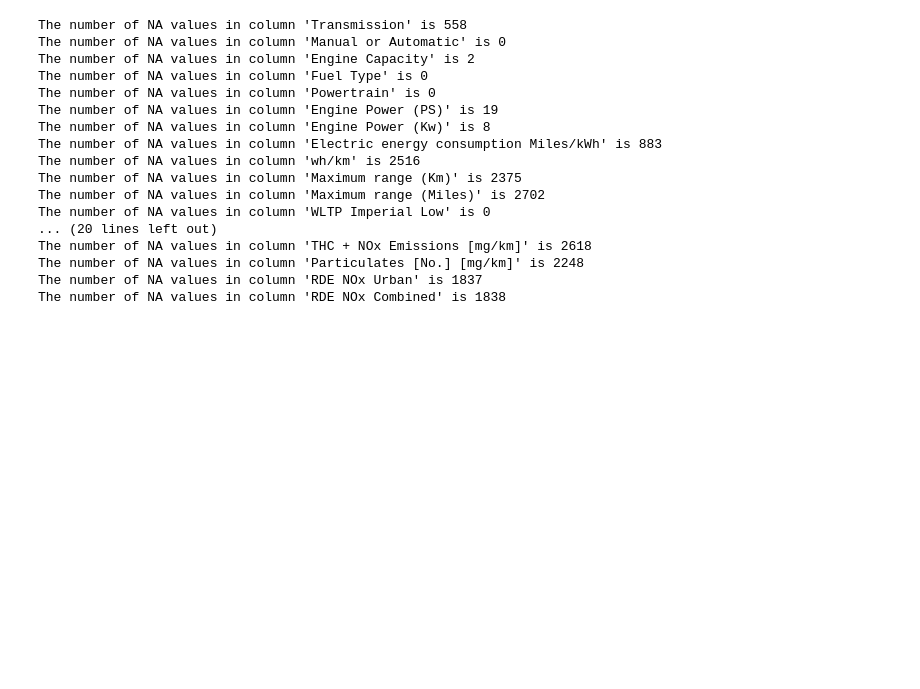
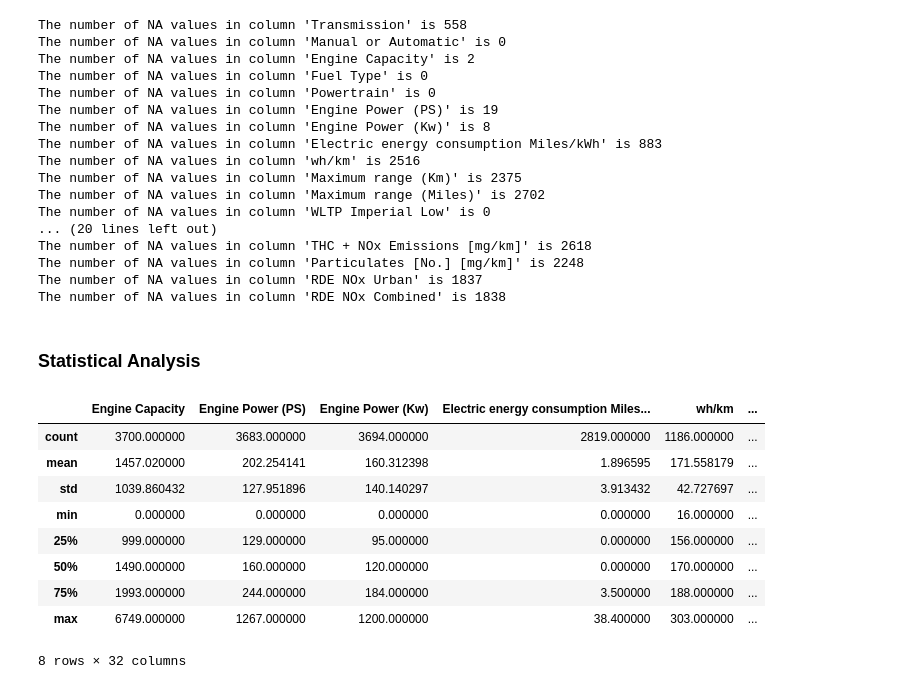
Before and after one commit to damian2551/Predictive-Modelling-of-Gas-Emissions-from-Cars, a Jupyter notebook: Assignment_2.ipynb, the cells around one changed output. Drawn from its saved outputs; the diff is of its cells as text; code cells hidden in the pictures; blank space fills up the shorter version.

```diff
--- a/Assignment_2.ipynb
+++ b/Assignment_2.ipynb
@@ -100,3 +102,19 @@ The number of NA values in column 'THC + NOx Emissions [mg/km]' is 2618
 The number of NA values in column 'Particulates [No.] [mg/km]' is 2248
 The number of NA values in column 'RDE NOx Urban' is 1837
 The number of NA values in column 'RDE NOx Combined' is 1838
+# %% [markdown]
+### Statistical Analysis
+# %%
+# Review Mean, Min, Max, SD of data
+data.describe()
+# %% [output]
+|  | Engine Capacity | Engine Power (PS) | Engine Power (Kw) | Electric energy consumption Miles... | wh/km | ... |
+| count | 3700.000000 | 3683.000000 | 3694.000000 | 2819.000000 | 1186.000000 | ... |
+| mean | 1457.020000 | 202.254141 | 160.312398 | 1.896595 | 171.558179 | ... |
+| std | 1039.860432 | 127.951896 | 140.140297 | 3.913432 | 42.727697 | ... |
+| min | 0.000000 | 0.000000 | 0.000000 | 0.000000 | 16.000000 | ... |
+| 25% | 999.000000 | 129.000000 | 95.000000 | 0.000000 | 156.000000 | ... |
+| 50% | 1490.000000 | 160.000000 | 120.000000 | 0.000000 | 170.000000 | ... |
+| 75% | 1993.000000 | 244.000000 | 184.000000 | 3.500000 | 188.000000 | ... |
+| max | 6749.000000 | 1267.000000 | 1200.000000 | 38.400000 | 303.000000 | ... |
+8 rows × 32 columns
```
Also changed, not shown: parts of 3 cells of this notebook.
